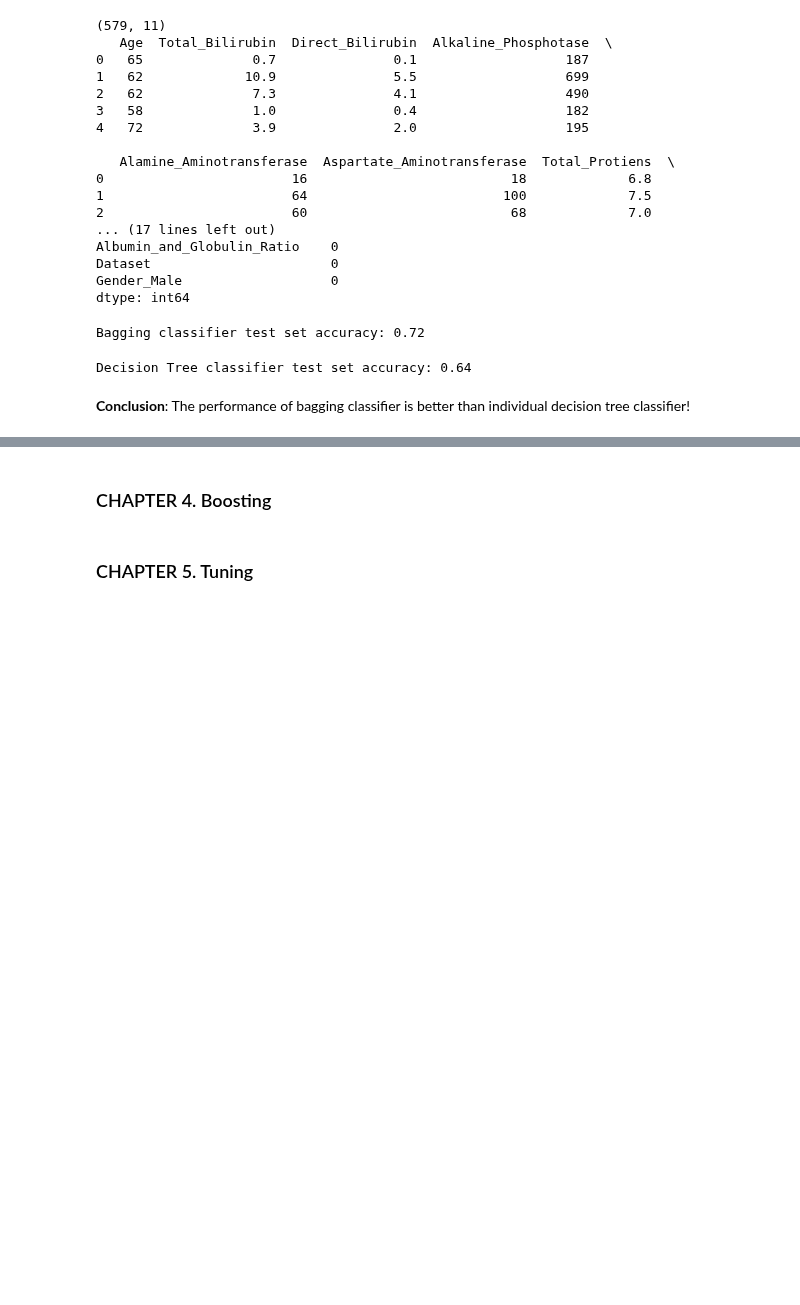
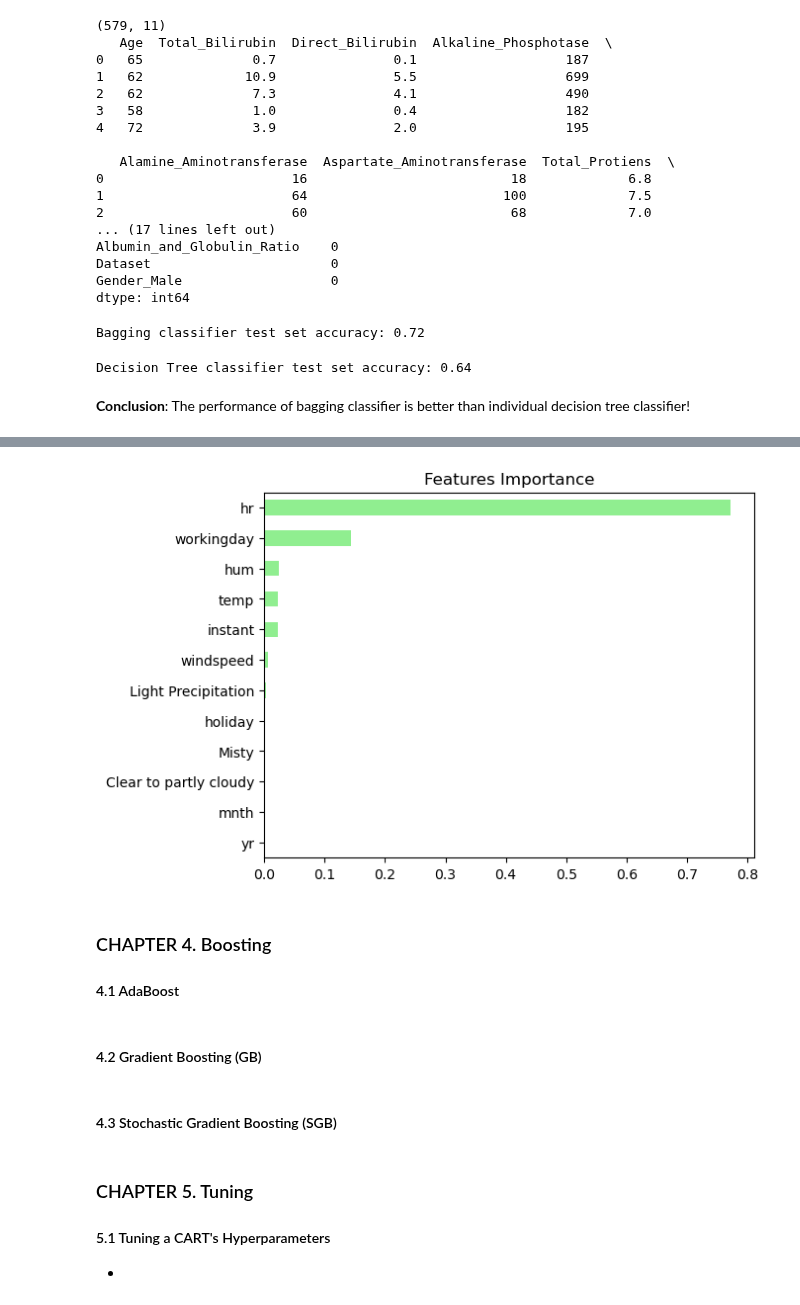
Before and after one commit to GuoweiYang19891101/datacamp_machine_learning_scientist_python, a Jupyter notebook: 4_tree_based_models.ipynb, the cells around one changed output, grey strips where cells are left out. Cells and saved outputs as stored; diff of their text form; code cells hidden in the pictures; blank space fills up the shorter version.

```diff
--- a/4_tree_based_models.ipynb
+++ b/4_tree_based_models.ipynb
@@ -535,4 +628,24 @@ The performance of bagging classifier is better than individual decision tree cl
+# %%
+# visualize features importance
+import matplotlib.pyplot as plt
+importances = pd.Series(data=rf.feature_importances_, index=X_train.columns)
+importances_sorted = importances.sort_values()
+importances_sorted.plot(kind='barh', color='lightgreen')
+plt.title('Features Importance')
+plt.show()
+# %% [output]
+[figure, added]
 # %% [markdown]
 ### CHAPTER 4. Boosting
+
+#### 4.1 AdaBoost
+# %% [markdown]
+#### 4.2 Gradient Boosting (GB)
+# %% [markdown]
+#### 4.3 Stochastic Gradient Boosting (SGB)
 # %% [markdown]
 ### CHAPTER 5. Tuning
+
+#### 5.1 Tuning a CART's Hyperparameters
+
+*
```
Also changed, not shown: parts of 9 cells of this notebook, 2 other files.
